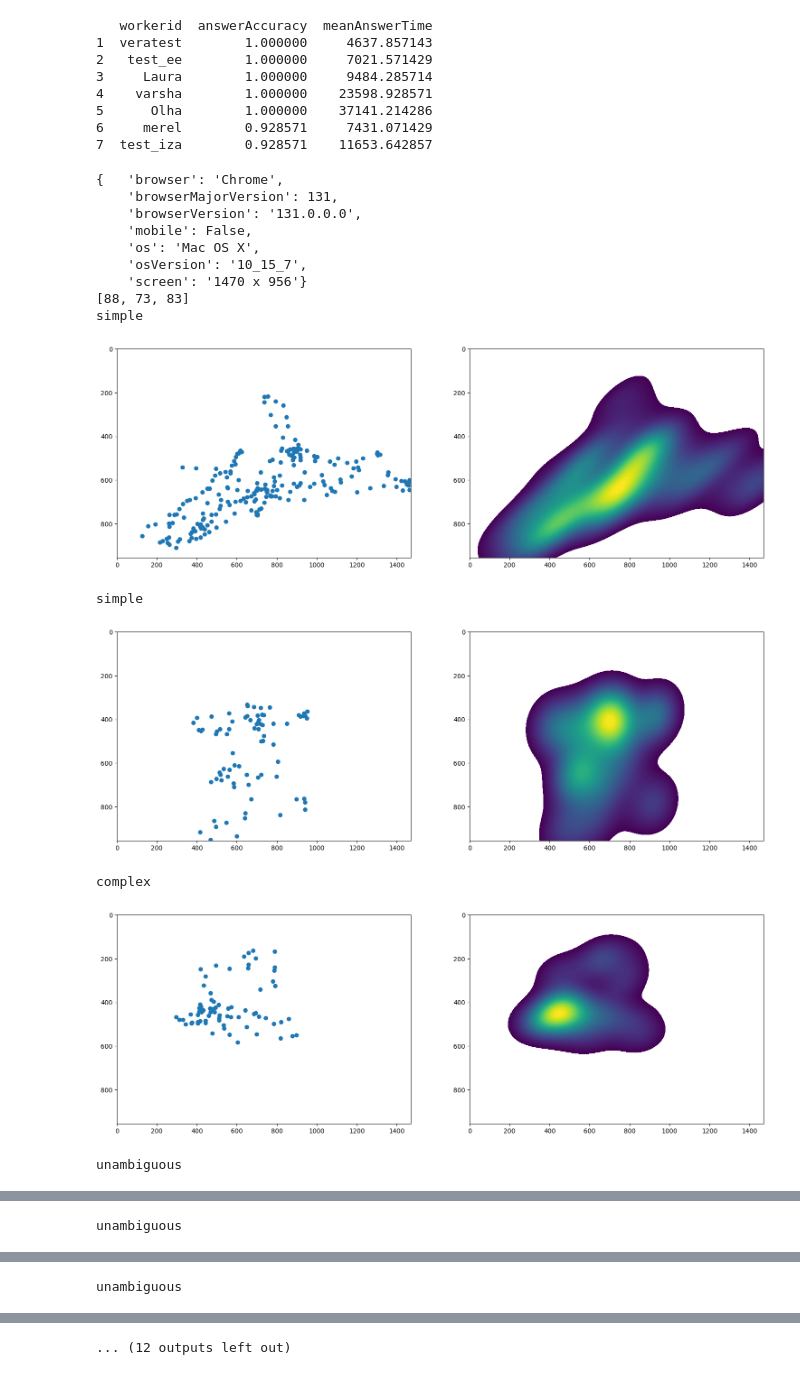
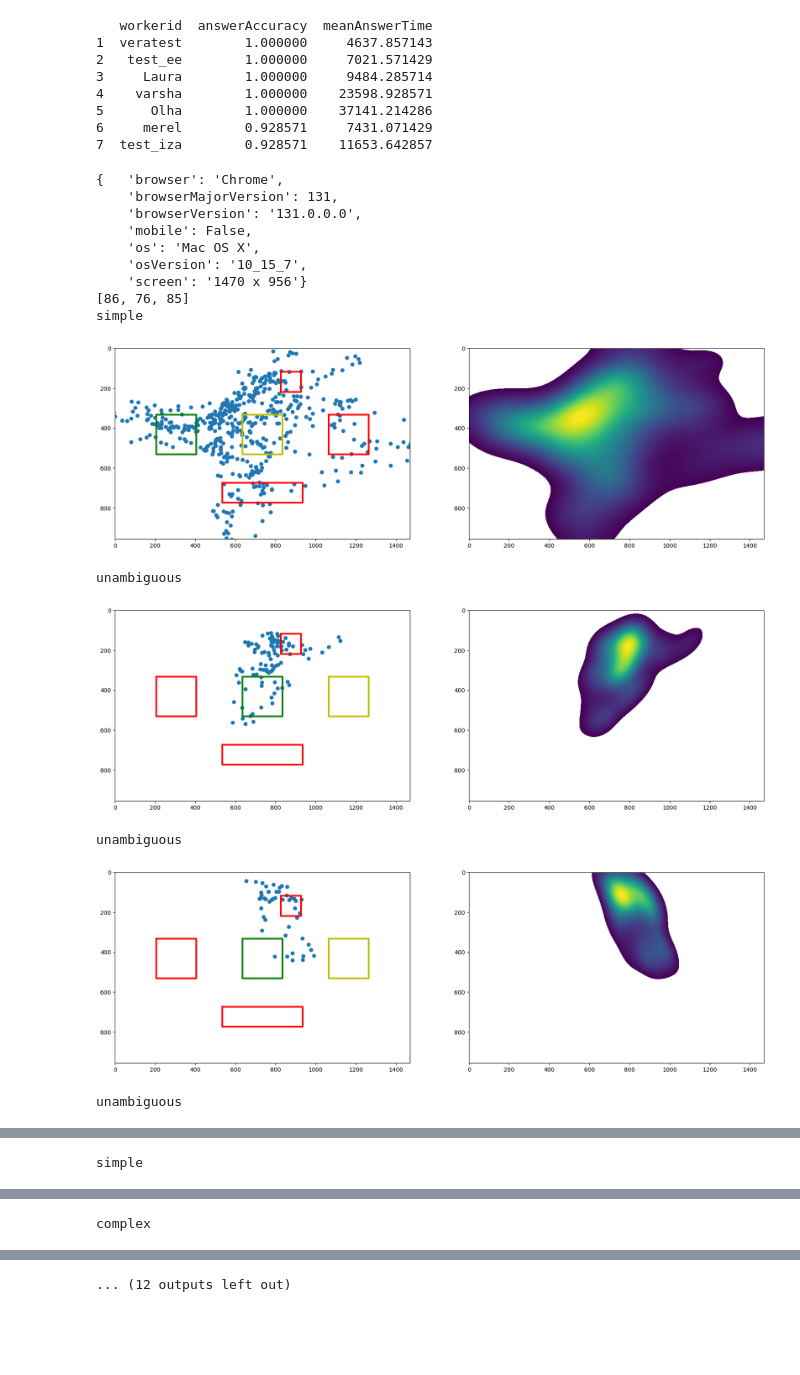
Before and after one commit to GAtemROU/Thesis-Project, a Jupyter notebook: analysis/heatmap_gen.ipynb, the cells around one changed output, grey strips where cells are left out. Drawn from its saved outputs; the diff is of its cells as text; code cells hidden in the pictures; blank space fills up the shorter version.

```diff
--- a/analysis/heatmap_gen.ipynb
+++ b/analysis/heatmap_gen.ipynb
@@ -69,8 +69,8 @@ df['answerAccuracy'] = df.groupby('workerid')['correct'].transform('mean')
 df['resolution'] = df.deviceInfo.apply(lambda x: [int(size) for size in x['screen'].split('x')])
 
 # margin for gaze objects
-res_w_x = 0.05
-res_w_y = 0.05
+res_w_x = 0.0
+res_w_y = 0.0
 
 first_ploted = False
 plot_first = True
@@ -203,44 +217,63 @@ pp.pprint(leaderboard_df)
 6     merel        0.928571     7431.071429
 7  test_iza        0.928571    11653.642857
 # %%
-sample = df[df['workerid']=='veratest']
+sample = df[df['workerid']=='Laura']
 pp.pprint(sample.iloc[0].deviceInfo)
 pp.pprint(sample.iloc[0].calibrationPrecision)
 resolution = sample.iloc[0].resolution
 
+aoi = ['img1', 'img2', 'img3', 'sent_msg', 'available_msgs']
+
 for i in range(12):
     cur_sample = sample.iloc[i]
     gaze_sample = cur_sample.gaze
+
+
     x = np.array([g['x'] for g in gaze_sample.values()])
     y = np.array([g['y'] for g in gaze_sample.values()])
     # print(len(x))
     # print(cur_sample.answerTime)
     print(cur_sample.type)
     # make a scatterplot on the left and a heatmap on the right, keep proportions of the screen
-    fig, axs = plt.subplots(1, 2, figsize=(2*(resolution[0]*6/resolution[1]), 6))
+
+    fig, axs = plt.subplots(1, 2, figsize=(2.2*(resolution[0]*6/resolution[1]), 6))
     axs[0].scatter(x, y)
     axs[0].set_xlim(0, resolution[0])
     axs[0].set_ylim(0, resolution[1])
     axs[0].invert_yaxis()
     sns.kdeplot(x=x, y=y, ax=axs[1], fill=True, cmap='viridis', levels=100)
     axs[1].set_xlim(0, resolution[0])
     axs[1].set_ylim(0, resolution[1])
     axs[1].invert_yaxis()
 
+    for i, area in enumerate(aoi):
+        coords = cur_sample.coordinates[area]
+        x_min = max(0, coords['x'])
+        x_max = coords['x'] + coords['width']
+        y_min = max(0, coords['y'])
+        y_max = coords['y'] + coords['height']
+        # plot boxes around AOI
+        color = 'r'
+        if cur_sample.trgtPos == i:
+            color = 'g'
+        if cur_sample.compPos == i:
+            color = 'y'
+        axs[0].plot([x_min, x_max, x_max, x_min, x_min], [y_min, y_min, y_max, y_max, y_min], color, linewidth=3)
+
     plt.show()
 # %% [output]
 {   'browser': 'Chrome',
     'browserMajorVersion': 131,
     'browserVersion': '131.0.0.0',
     'mobile': False,
     'os': 'Mac OS X',
     'osVersion': '10_15_7',
     'screen': '1470 x 956'}
-[88, 73, 83]
+[86, 76, 85]
 simple
-[figure, old version]
+[figure, new version]
-simple
+unambiguous
-[figure, old version]
+[figure, new version]
-complex
+unambiguous
-[figure, old version]
+[figure, new version]
 unambiguous
@@ -248 +281 @@ unambiguous
-unambiguous
+simple
@@ -250 +283 @@ unambiguous
-unambiguous
+complex
```
Also changed, not shown: parts of 4 cells of this notebook, 5 other files.
